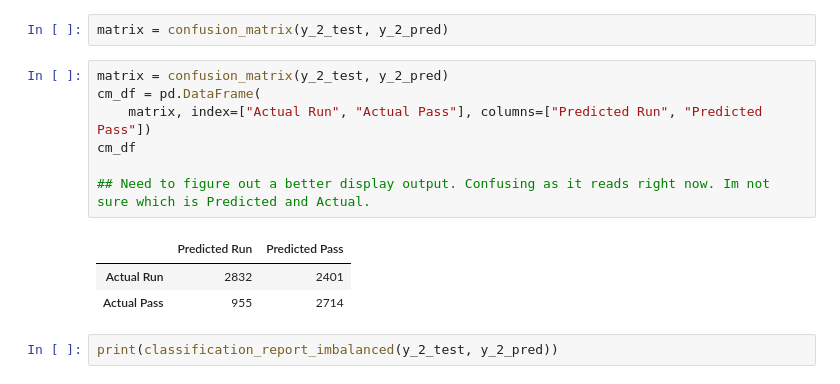
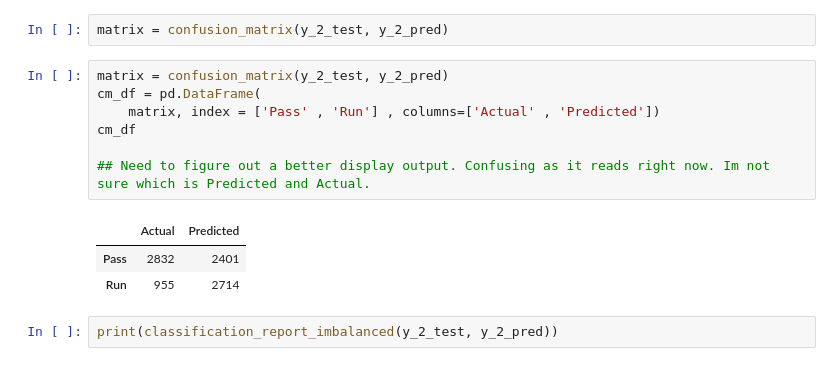
Before and after one commit to rudyk30/Football_Play_Decisions, a Jupyter notebook: NFL_Play_Predictor.ipynb, the cells around one changed output. Cells and saved outputs as stored; diff of their text form.

Commit message:
Fixed actual and predicted tables

```diff
--- a/NFL_Play_Predictor.ipynb
+++ b/NFL_Play_Predictor.ipynb
@@ -285,14 +283,14 @@ matrix = confusion_matrix(y_2_test, y_2_pred)
 # %%
 matrix = confusion_matrix(y_2_test, y_2_pred)
 cm_df = pd.DataFrame(
-    matrix, index=["Actual Run", "Actual Pass"], columns=["Predicted Run", "Predicted Pass"])
+    matrix, index = ['Pass' , 'Run'] , columns=['Actual' , 'Predicted'])
 cm_df
 
 ## Need to figure out a better display output. Confusing as it reads right now. Im not sure which is Predicted and Actual.
 # %% [output]
-|  | Predicted Run | Predicted Pass |
-| Actual Run | 2832 | 2401 |
-| Actual Pass | 955 | 2714 |
+|  | Actual | Predicted |
+| Pass | 2832 | 2401 |
+| Run | 955 | 2714 |
 # %%
 print(classification_report_imbalanced(y_2_test, y_2_pred))
 # %% [output]
```
Also changed, not shown: parts of 3 cells of this notebook.
